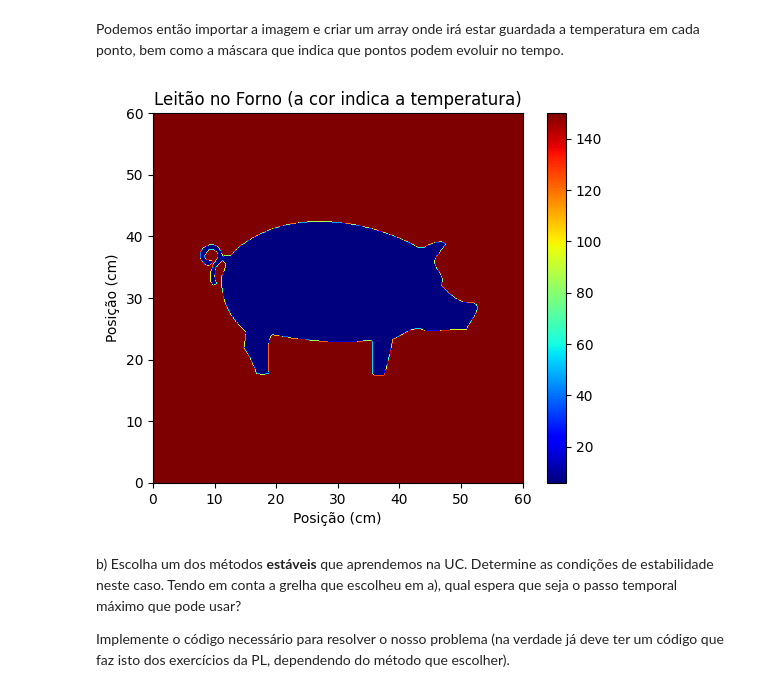
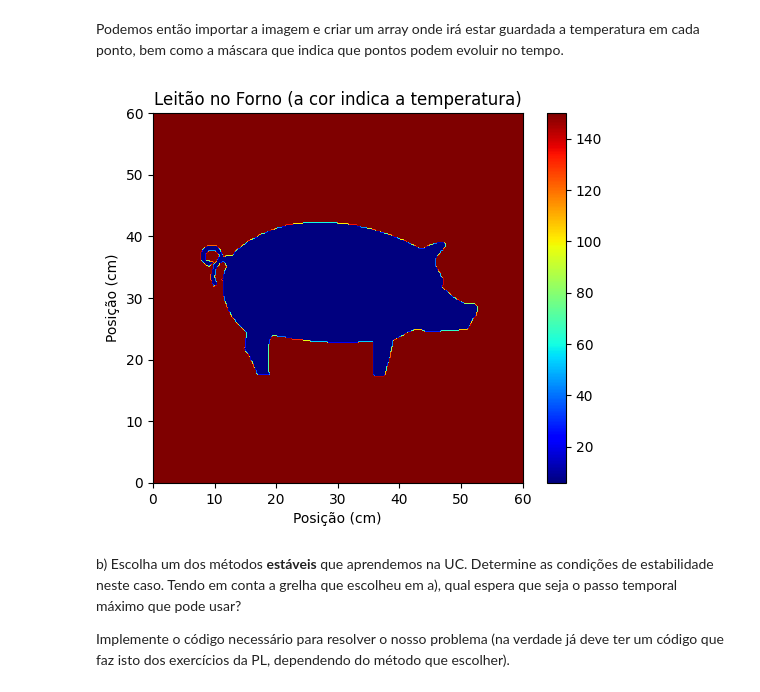
Before and after one commit to guilhermebaos/Aulas-Uni, a Jupyter notebook: Métodos-Computacionais/TPC2/TPC2.ipynb, the cells around one changed output. Cells and saved outputs as stored; diff of their text form; code cells hidden in the pictures.

```diff
--- a/Métodos-Computacionais/TPC2/TPC2.ipynb
+++ b/Métodos-Computacionais/TPC2/TPC2.ipynb
@@ -48,8 +48,8 @@ DIF = 1.45e-7
 # Parâmetros da Simulação
 
 # Número de pontos a usar
-NX = 501
-NY = 501
+NX = 301
+NY = 301
 
 # Espaçamento entre pontos da grelha
 DX = FORNOX / (NX-1)
@@ -75,8 +75,11 @@ DYLEITAO = LEITAOY / (NYLEITAO - 1)
 ll = np.array(leitao)
 
 # Posicionamos o leitão de forma a que fique no centro do forno
-XI = (NX - NXLEITAO) // 2 * DX
-YI = (NY - NYLEITAO) // 2 * DY
+NXI = (NX - NXLEITAO) // 2
+NYI = (NY - NYLEITAO) // 2
+
+XI = NXI * DX
+YI = NYI * DY
 
 
 # Interpolar a imagem png para obter a resolução desejada
@@ -87,34 +90,34 @@ coords = []
 MULTX = DXLEITAO * NXLEITAO / XMAX
 MULTY = DYLEITAO * NYLEITAO / YMAX
 for i in range(XMAX):
     for j in range(YMAX):
         coords += [(XI + i * MULTX, YI + j * MULTY)]
 
 interpol = sp.interpolate.LinearNDInterpolator(coords, ll.flatten(order="F"), fill_value=0)
 
 # Colocar o leitão dentro do forno e definir a grelha
 xx = np.linspace(0, FORNOX, NX)
 yy = np.linspace(0, FORNOY, NY)
 mx, my = np.meshgrid(xx, yy)
 ll = interpol(mx, my)
 
 # Fazer a máscara que indica onde está o leitão
 leitao = ll > 240
 
 # Aplicar as condições iniciais (que incluem as condições fronteira graças a máscara que criamos)
 forno = np.zeros_like(ll)
 forno[:, :] = 150
 forno[leitao] = 6
 
 # Ver a imagem
 plt.imshow(forno, extent=(0, FORNOX / 0.01, 0, FORNOY / 0.01), cmap="jet")
 plt.colorbar()
 plt.title("Leitão no Forno (a cor indica a temperatura)")
 plt.xlabel('Posição (cm)')
 plt.ylabel('Posição (cm)')
 plt.show()
 # %% [output]
-[figure, old version]
+[figure, new version]
 # %% [markdown]
 b) Escolha um dos métodos **estáveis** que aprendemos na UC. Determine as condições de estabilidade neste caso. Tendo em conta a grelha que escolheu em a), qual espera que seja o passo temporal máximo que pode usar?
 
```
Also changed, not shown: parts of 1 cell of this notebook.
